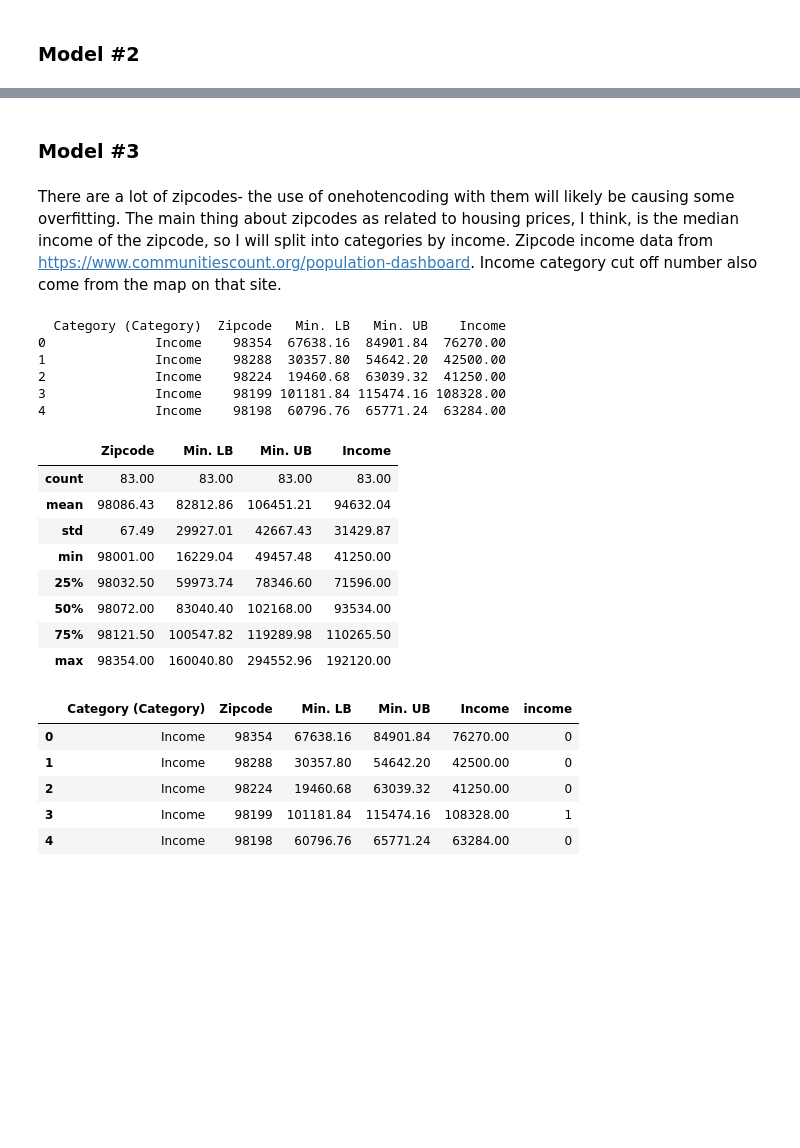
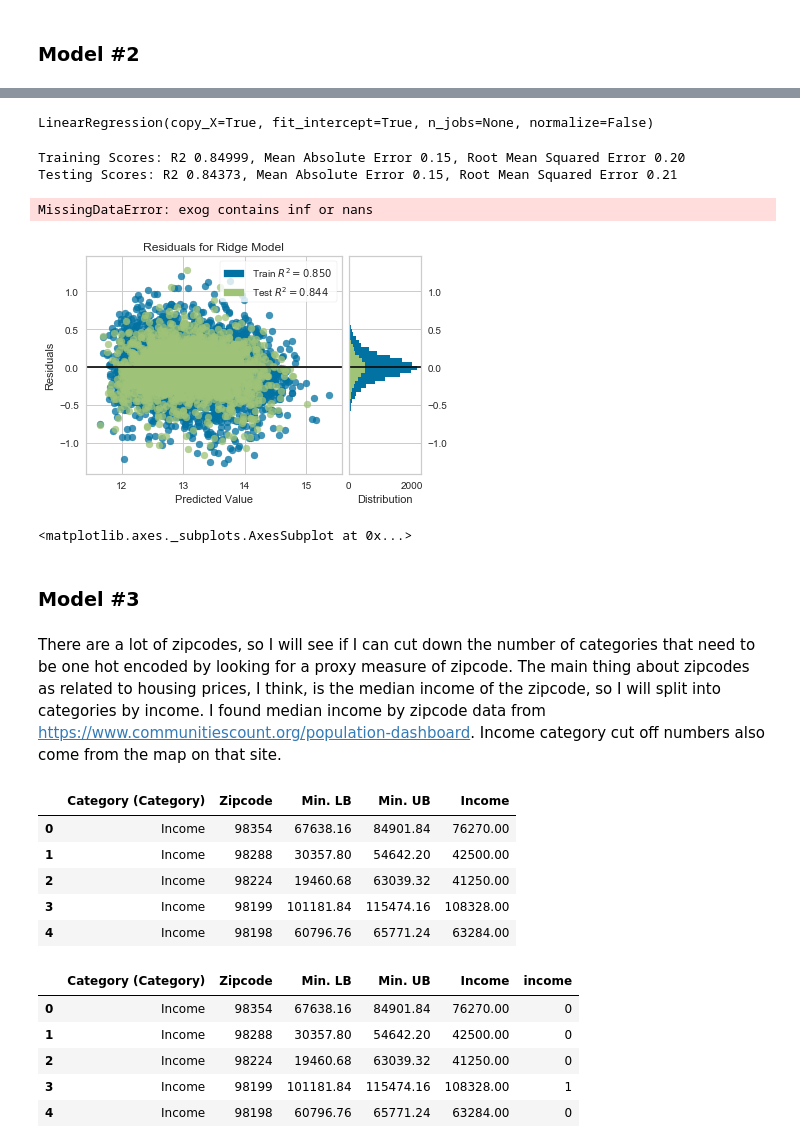
Before and after one commit to clreiner/KingCountyHousingProject, a Jupyter notebook: KingCountyHomes.ipynb, the cells around one changed output, grey strips where cells are left out. Saved outputs shown, nothing was run; the diff lists cells and outputs as text; code cells hidden in the pictures; blank space fills up the shorter version.

```diff
--- a/KingCountyHomes.ipynb
+++ b/KingCountyHomes.ipynb
@@ -281,27 +305,44 @@ visualizer.show()
+# %%
+linreg2 = LinearRegression()
+linreg2.fit(X_train2_scaled, y_train2)
+# %% [output]
+LinearRegression(copy_X=True, fit_intercept=True, n_jobs=None, normalize=False)
+# %%
+ut.predictions(linreg2, X_train2_scaled, X_test2_scaled, y_train2, y_test2)
+# %% [output]
+Training Scores: R2 0.84999, Mean Absolute Error 0.15, Root Mean Squared Error 0.20
+Testing Scores: R2 0.84373, Mean Absolute Error 0.15, Root Mean Squared Error 0.21
+# %%
+model = sm.OLS(y_train2, sm.add_constant(pd.DataFrame(X_train2_scaled, columns=X.columns, index=X_train2.index)))
+results = model.fit()
+results.summary()
+# %% [output]
+MissingDataError: exog contains inf or nans
+# %%
+# Instantiate the linear model and visualizer
+model = Ridge()
+visualizer = ResidualsPlot(model)
+
+visualizer.fit(X_train2_scaled, y_train2)  # Fit the training data to the visualizer
+visualizer.score(X_test2_scaled, y_test2)  # Evaluate the model on the test data
+visualizer.show()
+# %% [output]
+[figure, added]
+<matplotlib.axes._subplots.AxesSubplot at 0x...>
 # %% [markdown]
 ### Model #3
 # %% [markdown]
-There are a lot of zipcodes- the use of onehotencoding with them will likely be causing some overfitting. The main thing about zipcodes as related to housing prices, I think, is the median income of the zipcode, so I will split into categories by income. Zipcode income data from https://www.communitiescount.org/population-dashboard. Income category cut off number also come from the map on that site.
+There are a lot of zipcodes, so I will see if I can cut down the number of categories that need to be one hot encoded by looking for a proxy measure of zipcode. The main thing about zipcodes as related to housing prices, I think, is the median income of the zipcode, so I will split into categories by income. I found median income by zipcode data from https://www.communitiescount.org/population-dashboard. Income category cut off numbers also come from the map on that site.
 # %%
 #import dataset of King county zipcode and avg incomes
-data2 = pd.read_csv('data/zipcode-income.csv')
-print(data2.head())
-data2.describe()
+data_zip = pd.read_csv('data/zipcode-income.csv')
+data_zip.head()
 # %% [output]
-  Category (Category)  Zipcode   Min. LB   Min. UB    Income
-0              Income    98354  67638.16  84901.84  76270.00
-1              Income    98288  30357.80  54642.20  42500.00
-2              Income    98224  19460.68  63039.32  41250.00
-3              Income    98199 101181.84 115474.16 108328.00
-4              Income    98198  60796.76  65771.24  63284.00
-|  | Zipcode | Min. LB | Min. UB | Income |
-| count | 83.00 | 83.00 | 83.00 | 83.00 |
-| mean | 98086.43 | 82812.86 | 106451.21 | 94632.04 |
-| std | 67.49 | 29927.01 | 42667.43 | 31429.87 |
-| min | 98001.00 | 16229.04 | 49457.48 | 41250.00 |
-| 25% | 98032.50 | 59973.74 | 78346.60 | 71596.00 |
-| 50% | 98072.00 | 83040.40 | 102168.00 | 93534.00 |
-| 75% | 98121.50 | 100547.82 | 119289.98 | 110265.50 |
-| max | 98354.00 | 160040.80 | 294552.96 | 192120.00 |
+|  | Category (Category) | Zipcode | Min. LB | Min. UB | Income |
+| 0 | Income | 98354 | 67638.16 | 84901.84 | 76270.00 |
+| 1 | Income | 98288 | 30357.80 | 54642.20 | 42500.00 |
+| 2 | Income | 98224 | 19460.68 | 63039.32 | 41250.00 |
+| 3 | Income | 98199 | 101181.84 | 115474.16 | 108328.00 |
+| 4 | Income | 98198 | 60796.76 | 65771.24 | 63284.00 |
 # %%
 # create new column "income" that categorizes income into "low", "middle", "high" and 'very_high' based on
```
Also changed, not shown: parts of 31 cells of this notebook.
